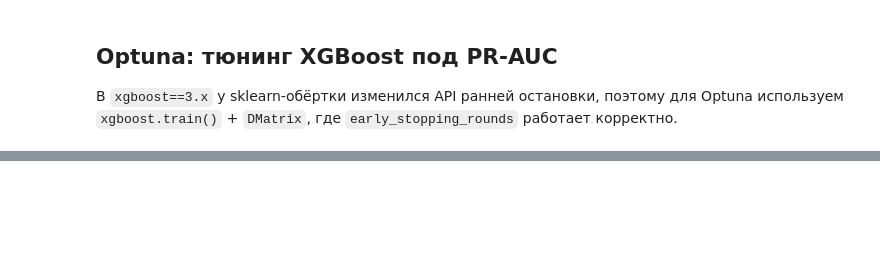
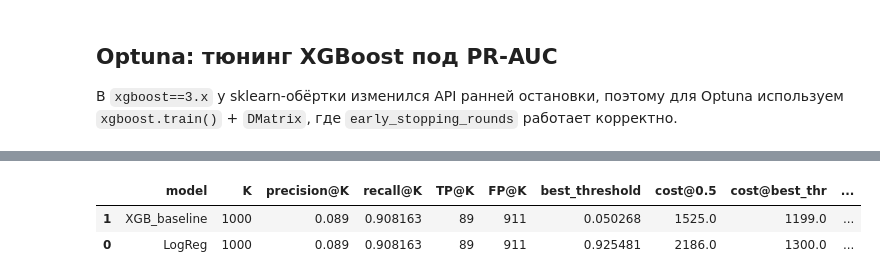
Before and after one commit to wiru7k/Credit_scoring, a Jupyter notebook: notebooks/01_EDA.ipynb, the cells around one changed output, grey strips where cells are left out. Saved outputs shown, nothing was run; the diff lists cells and outputs as text; code cells hidden in the pictures; blank space fills up the shorter version.

```diff
--- a/notebooks/01_EDA.ipynb
+++ b/notebooks/01_EDA.ipynb
@@ -375,0 +426,31 @@ xgb.__version__
+# %%
+# Считаем метрики для всех доступных моделей
+y_true = y_test.to_numpy() if hasattr(y_test, 'to_numpy') else np.asarray(y_test)
+
+rows = []
+for name, proba in models_proba.items():
+    y_score = np.asarray(proba)
+    prk = precision_recall_at_k(y_true, y_score, K)
+    best_thr = find_best_threshold(y_true, y_score, COST_FN, COST_FP)
+    baseline_05 = cost_at_threshold(y_true, y_score, 0.5, COST_FN, COST_FP)
+
+    rows.append({
+        'model': name,
+        'K': prk['k'],
+        'precision@K': prk['precision@k'],
+        'recall@K': prk['recall@k'],
+        'TP@K': prk['tp'],
+        'FP@K': prk['fp'],
+        'best_threshold': best_thr['threshold'],
+        'cost@0.5': baseline_05['total_cost'],
+        'cost@best_thr': best_thr['total_cost'],
+        'FP@best_thr': best_thr['fp'],
+        'FN@best_thr': best_thr['fn'],
+    })
+
+metrics_df = pd.DataFrame(rows).sort_values('cost@best_thr')
+metrics_df
+# %% [output]
+|  | model | K | precision@K | recall@K | TP@K | FP@K | best_threshold | cost@0.5 | cost@best_thr | ... |
+| 1 | XGB_baseline | 1000 | 0.089 | 0.908163 | 89 | 911 | 0.050268 | 1525.0 | 1199.0 | ... |
+| 0 | LogReg | 1000 | 0.089 | 0.908163 | 89 | 911 | 0.925481 | 2186.0 | 1300.0 | ... |
```
Also changed, not shown: parts of 22 cells of this notebook.
